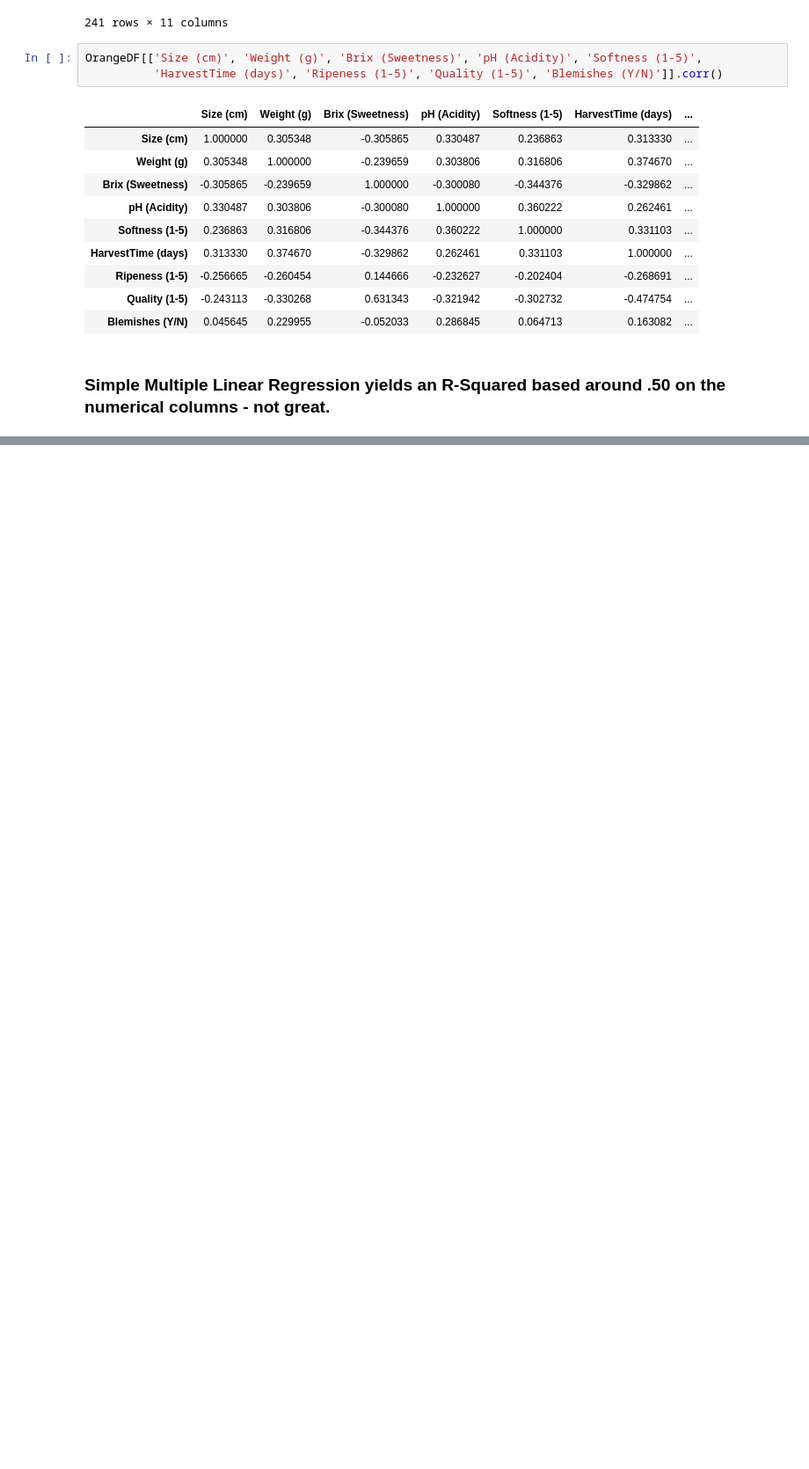
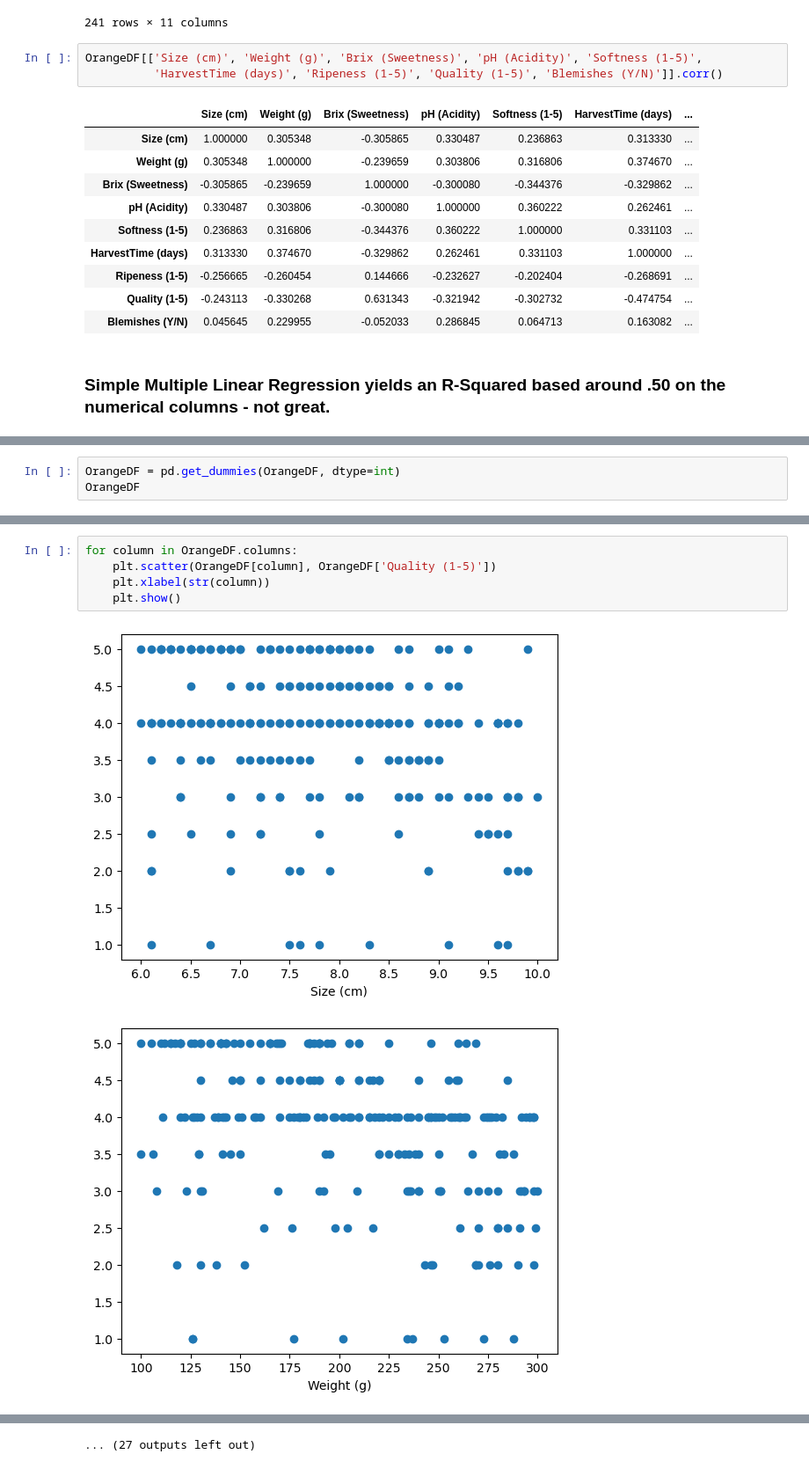
Before and after one commit to mbrwn65/OrangeAnalysis, a Jupyter notebook: orangeanalysis.ipynb, the cells around one changed output, grey strips where cells are left out. Shown at 88% size. Saved outputs shown, nothing was run; the diff lists cells and outputs as text; blank space fills up the shorter version.

Commit message:
Encoded remaining categorical columns. Re-ran linear regression. Scatterplots for all columns vs. Quality.

```diff
--- a/orangeanalysis.ipynb
+++ b/orangeanalysis.ipynb
@@ -201,0 +205,3 @@ pprint.pp(testing)
+# %%
+OrangeDF = pd.get_dummies(OrangeDF, dtype=int)
+OrangeDF
@@ -201,0 +258,8 @@ pprint.pp(testing)
+# %%
+for column in OrangeDF.columns:
+    plt.scatter(OrangeDF[column], OrangeDF['Quality (1-5)'])
+    plt.xlabel(str(column))
+    plt.show()
+# %% [output]
+[figure, added]
+[figure, added]
@@ -201,0 +276 @@ pprint.pp(testing)
+... (27 outputs left out)
```
Also changed, not shown: parts of 8 cells of this notebook.
